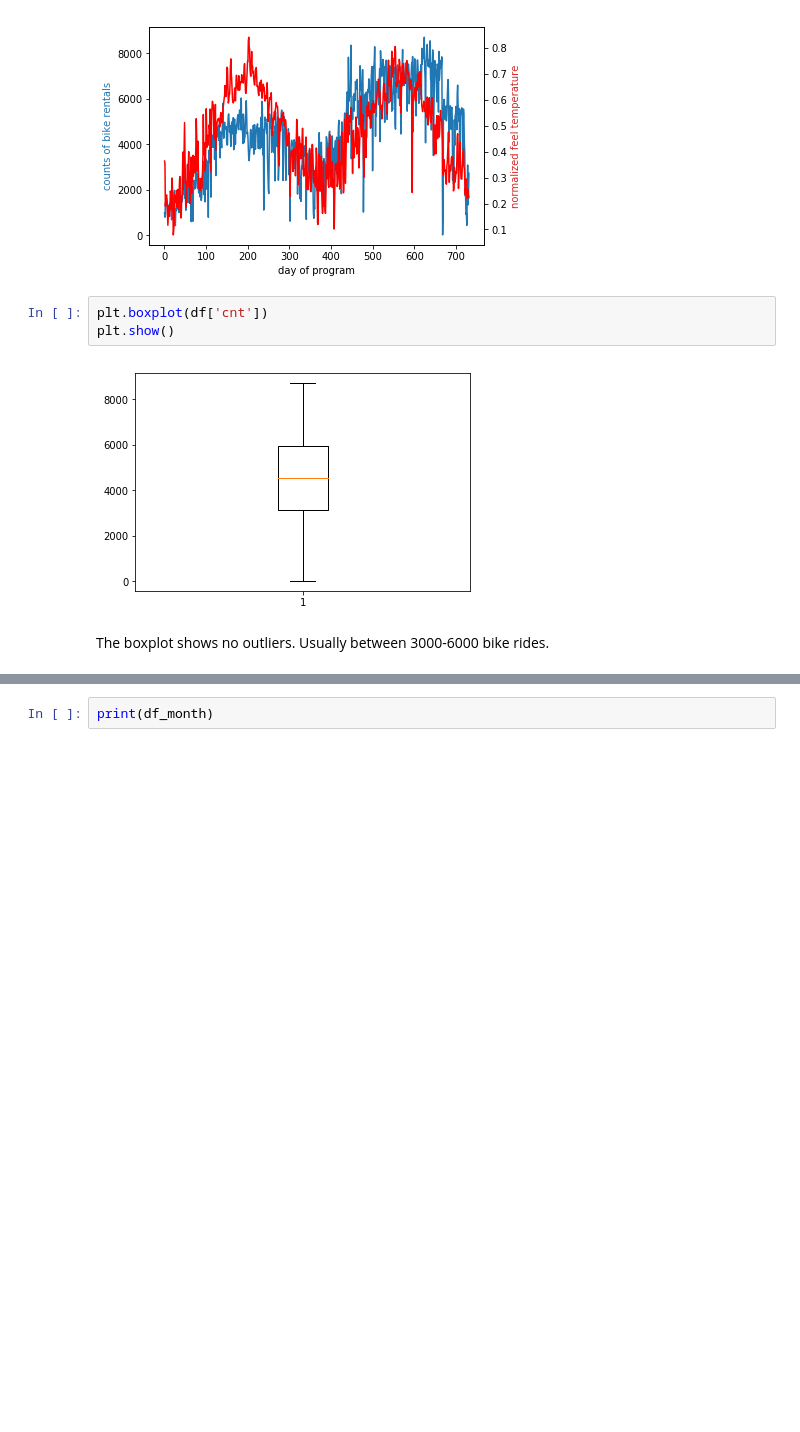
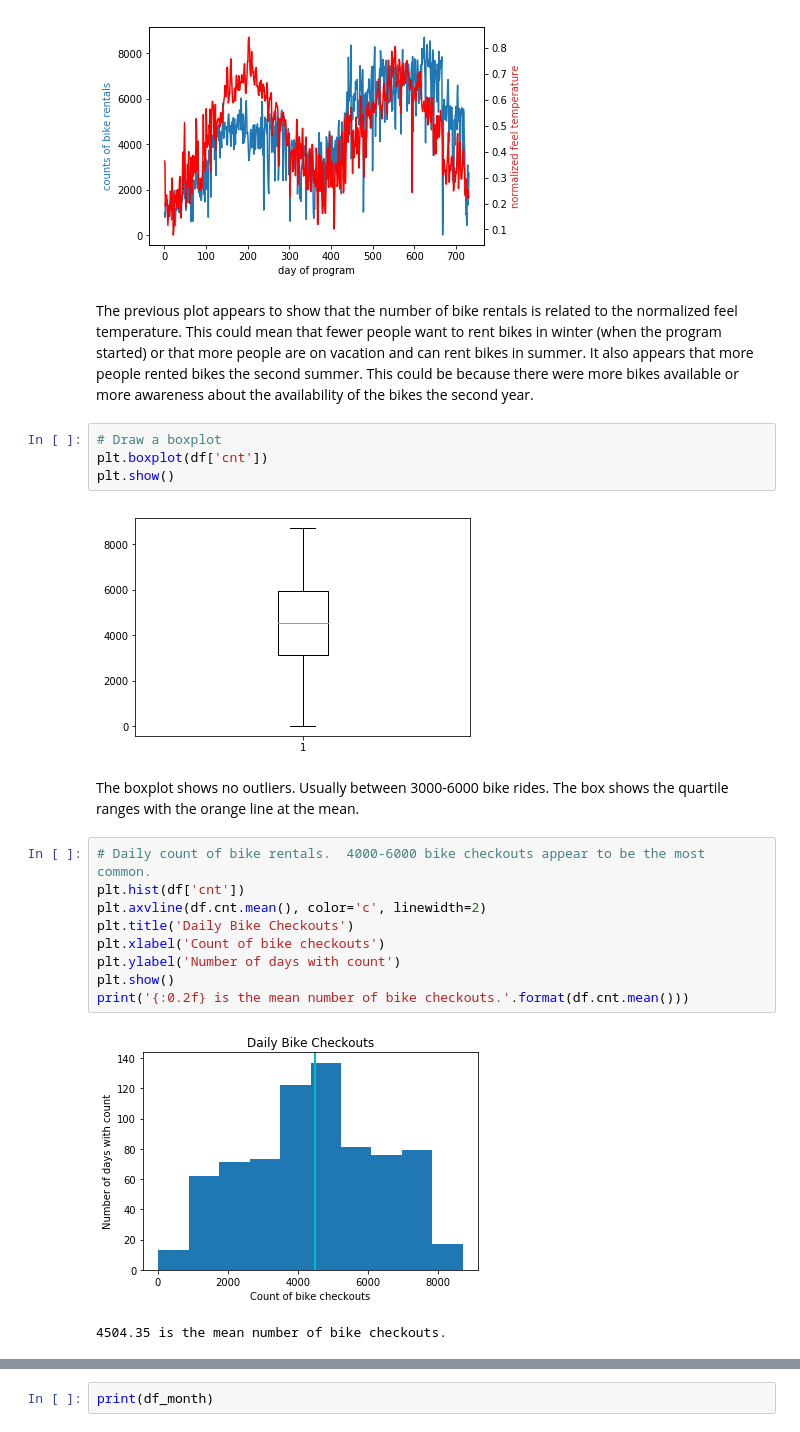
Before and after one commit to cbevis/thinkful_proj4, a Jupyter notebook: Project4_CBevis.ipynb, the cells around one changed output, grey strips where cells are left out. Drawn from its saved outputs; the diff is of its cells as text; blank space fills up the shorter version.

```diff
--- a/Project4_CBevis.ipynb
+++ b/Project4_CBevis.ipynb
@@ -72,10 +98,25 @@ ax2.set_ylabel('normalized feel temperature', color=color)
 plt.show()
 # %% [output]
 [figure]
+# %% [markdown]
+The previous plot appears to show that the number of bike rentals is related to the normalized feel temperature.  This could mean that fewer people want to rent bikes in winter (when the program started) or that more people are on vacation and can rent bikes in summer.  It also appears that more people rented bikes the second summer.  This could be because there were more bikes available or more awareness about the availability of the bikes the second year.
 # %%
+# Draw a boxplot
 plt.boxplot(df['cnt'])
 plt.show()
 # %% [output]
 [figure]
 # %% [markdown]
-The boxplot shows no outliers.  Usually between 3000-6000 bike rides.
+The boxplot shows no outliers.  Usually between 3000-6000 bike rides. The box shows the quartile ranges with the orange line at the mean.
+# %%
+# Daily count of bike rentals.  4000-6000 bike checkouts appear to be the most common.
+plt.hist(df['cnt'])
+plt.axvline(df.cnt.mean(), color='c', linewidth=2)
+plt.title('Daily Bike Checkouts')
+plt.xlabel('Count of bike checkouts')
+plt.ylabel('Number of days with count')
+plt.show()
+print('{:0.2f} is the mean number of bike checkouts.'.format(df.cnt.mean()))
+# %% [output]
+[figure, added]
+4504.35 is the mean number of bike checkouts.
```
Also changed, not shown: parts of 16 cells of this notebook.
